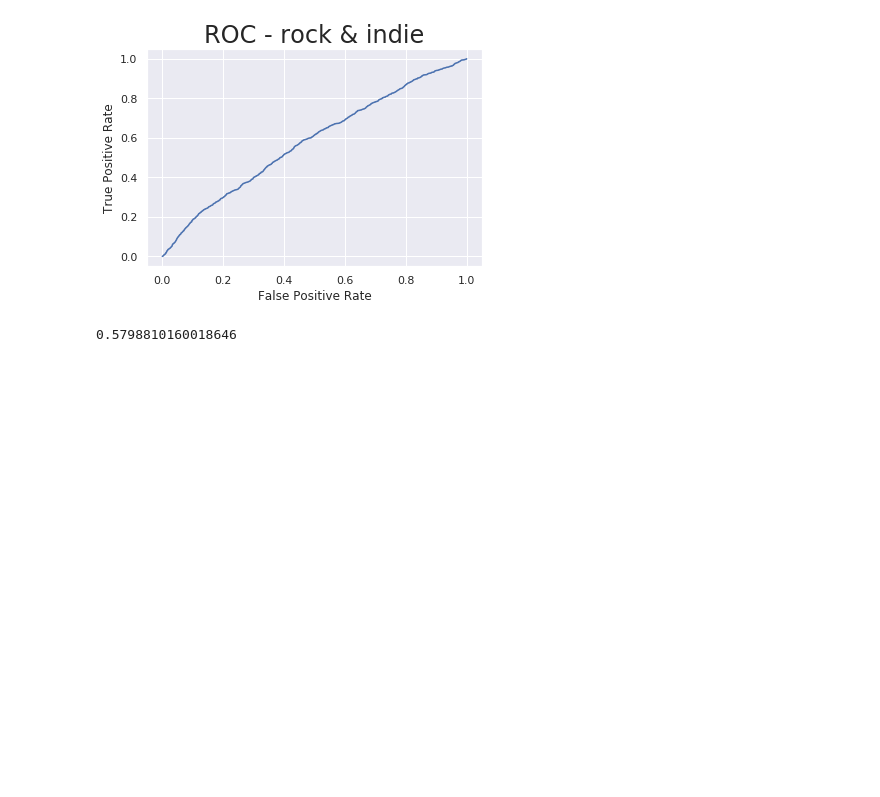
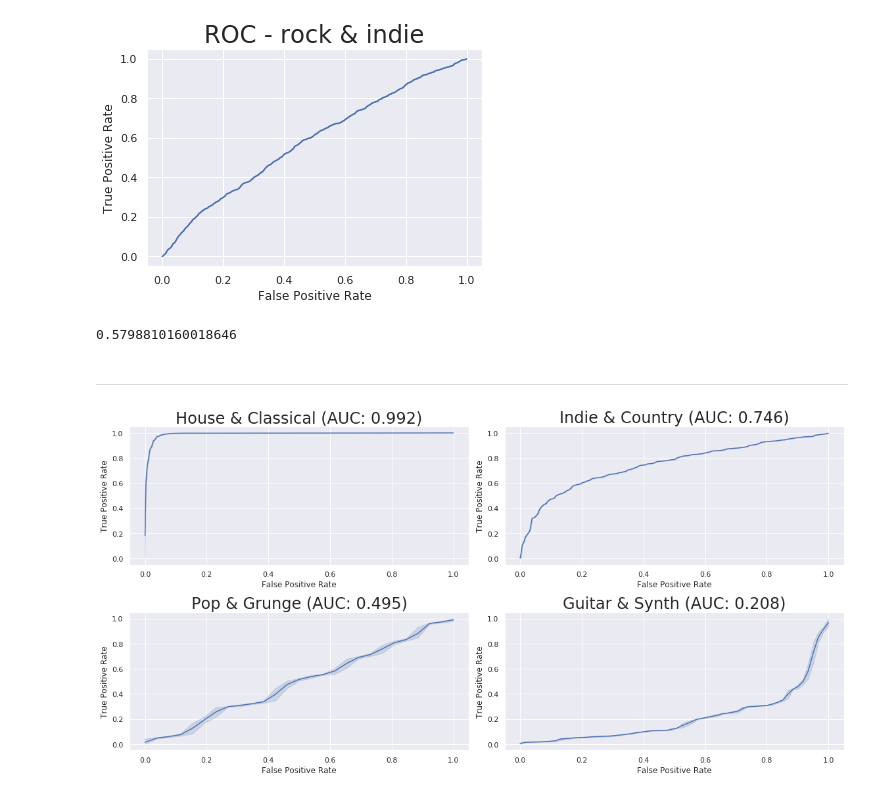
Before and after one commit to QED0711/spotify-predictive-analysis, a Jupyter notebook: exploration/qd_072919_genre_logistic_regression.ipynb, the cells around one changed output. Drawn from its saved outputs; the diff is of its cells as text; code cells hidden in the pictures; blank space fills up the shorter version.

```diff
--- a/exploration/qd_072919_genre_logistic_regression.ipynb
+++ b/exploration/qd_072919_genre_logistic_regression.ipynb
@@ -295,3 +305,14 @@ plot_roc(genre_aucs, "rock", "indie")
 # %% [output]
 [figure]
 0.5798810160018646
+# %% [markdown]
+***
+# %%
+plot_roc_group(genre_aucs, [
+    ("house", "classical"),
+    ("indie", "country"),
+    ("pop", "grunge"),
+    ("guitar", "synth")
+])
+# %% [output]
+[figure, added]
```
Also changed, not shown: parts of 2 cells of this notebook, 4 other files.
